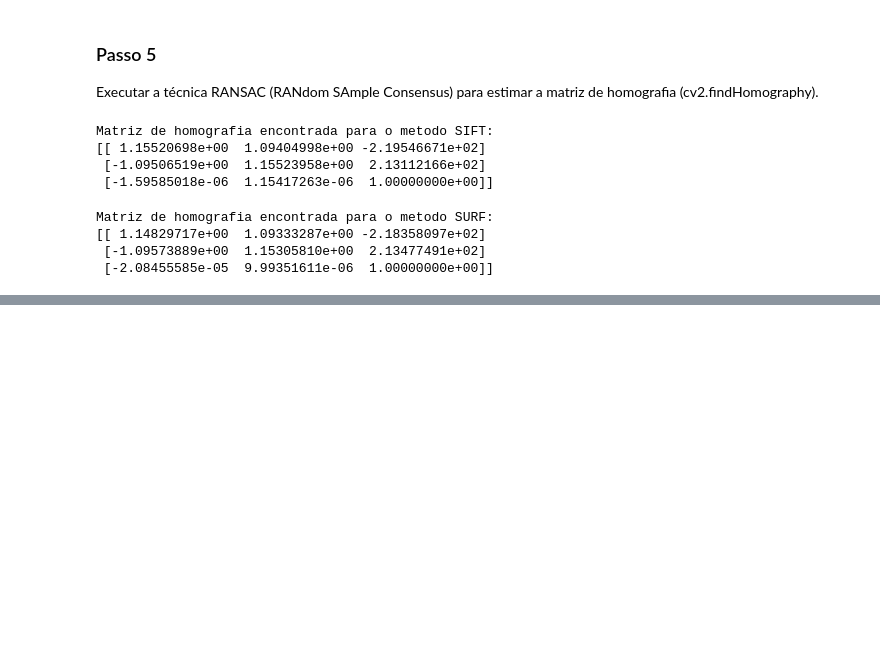
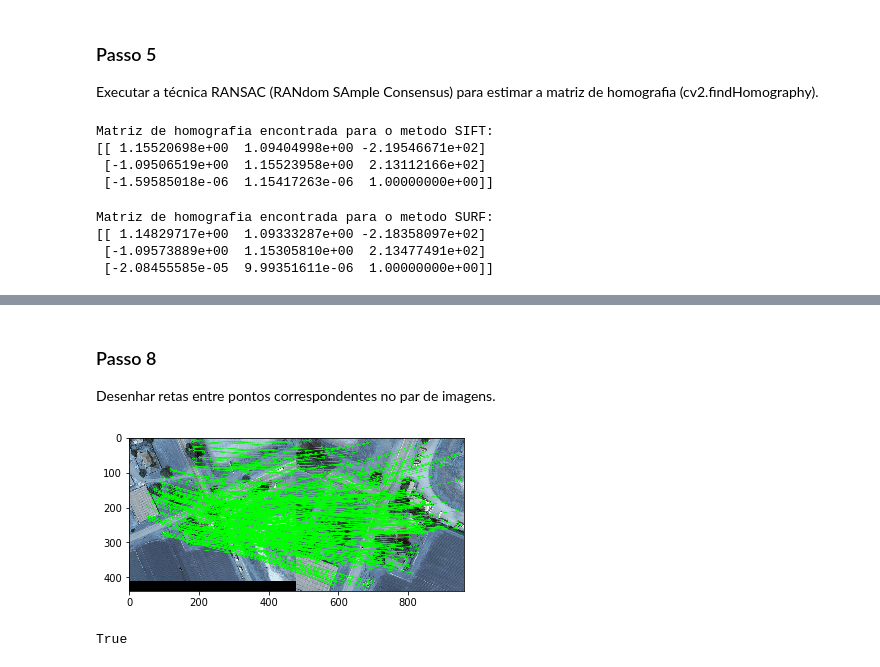
Before and after one commit to luizcartolano2/mc920, a Jupyter notebook: proj4-2019/proj4.ipynb, the cells around one changed output, grey strips where cells are left out. Cells and saved outputs as stored; diff of their text form; code cells hidden in the pictures; blank space fills up the shorter version.

```diff
--- a/proj4-2019/proj4.ipynb
+++ b/proj4-2019/proj4.ipynb
@@ -177 +171,18 @@ cv2.imwrite('outputs/foto4B-surf-aling.jpeg', img_surf_align_b)
 True
+# %% [markdown]
+### Passo 8
+Desenhar retas entre pontos correspondentes no par de imagens.
+# %%
+draw_params_sift = dict(matchColor = (0,255,0), # draw matches in green color
+                   singlePointColor = None,
+                   matchesMask = sift_mask.ravel().tolist(), # draw only inliers
+                   flags = 2)
+
+sift_lines = cv2.drawMatches(img_a.copy(), kp_img_a, img_b.copy(),kp_img_b, sift_selec, None, **draw_params_sift)
+
+plt.imshow(sift_lines)
+plt.show()
+cv2.imwrite('outputs/foto4-lines-sift.jpeg', sift_lines)
+# %% [output]
+[figure, added]
+True
```
Also changed, not shown: parts of 6 cells of this notebook, 16 other files.
